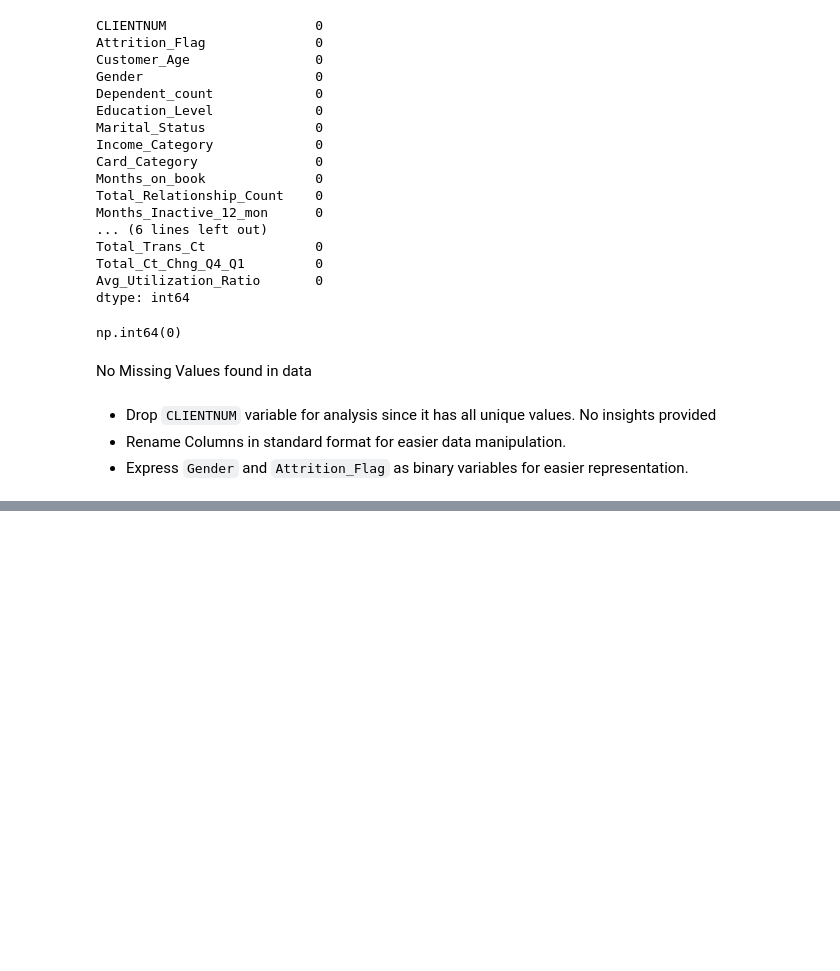
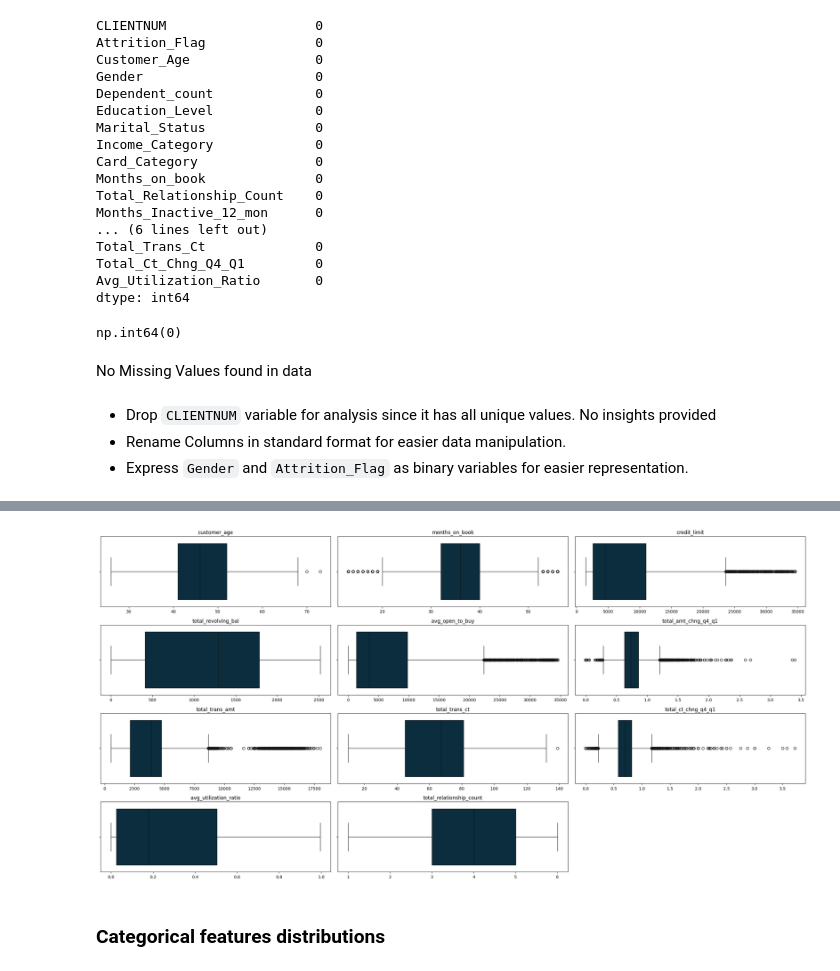
Before and after one commit to Shri0807/Credit-Card-Churn-Prediction, a Jupyter notebook: notebooks/EDA.ipynb, the cells around one changed output, grey strips where cells are left out. Saved outputs shown, nothing was run; the diff lists cells and outputs as text; code cells hidden in the pictures; blank space fills up the shorter version.

```diff
--- a/notebooks/EDA.ipynb
+++ b/notebooks/EDA.ipynb
@@ -134,0 +430,6 @@ df['attrition_flag'] = df['attrition_flag'].map({'Attrited Customer': 1, 'Existi
+# %%
+analysis_plots(data=train, features=numplots_features, outliers=True)
+# %% [output]
+[figure, added]
+# %% [markdown]
+### Categorical features distributions
```
Also changed, not shown: parts of 28 cells of this notebook.
